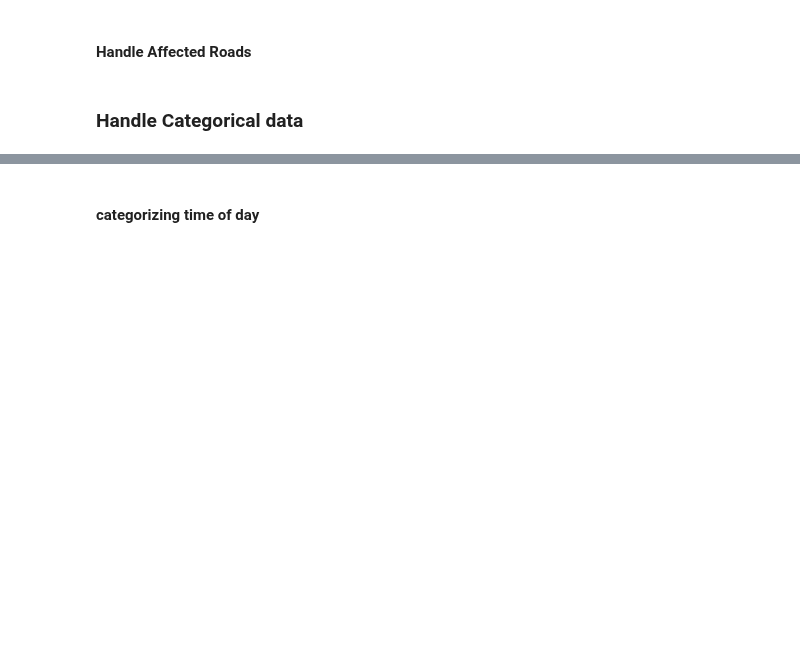
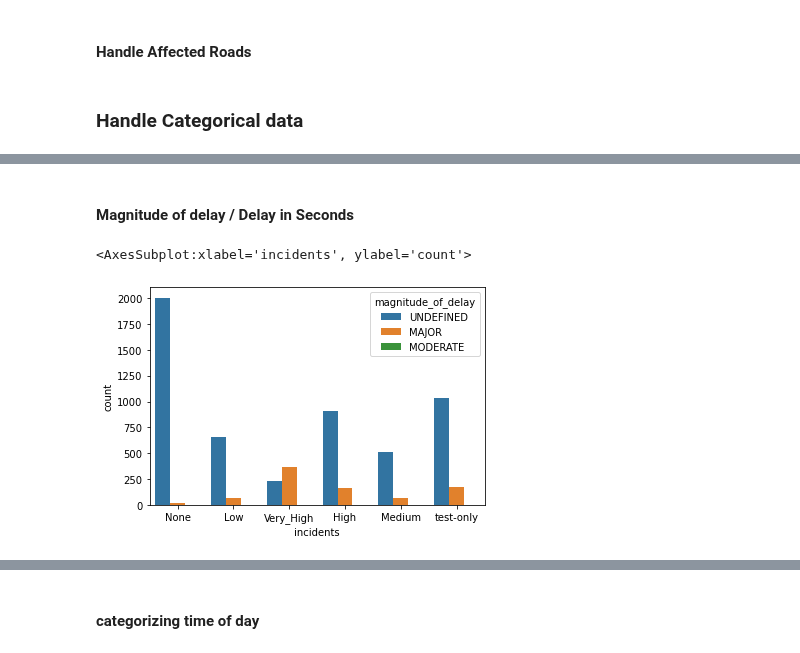
Before and after one commit to rsaSantos/DAA-Project, a Jupyter notebook: Task 2 (Competition)/incidents.ipynb, the cells around one changed output, grey strips where cells are left out. Cells and saved outputs as stored; diff of their text form; code cells hidden in the pictures; blank space fills up the shorter version.

```diff
--- a/Task 2 (Competition)/incidents.ipynb
+++ b/Task 2 (Competition)/incidents.ipynb
@@ -193,0 +205,8 @@ dataset['avg_rain'] = dataset['avg_rain'].map(dict_avg_rain)
+# %% [markdown]
+#### Magnitude of delay / Delay in Seconds
+# %%
+# Relation between "MAJOR" delays and the incidents
+sns.countplot(x='incidents', hue='magnitude_of_delay', data=dataset)
+# %% [output]
+<AxesSubplot:xlabel='incidents', ylabel='count'>
+[figure, added]
```
Also changed, not shown: parts of 55 cells of this notebook, 4 other files.
